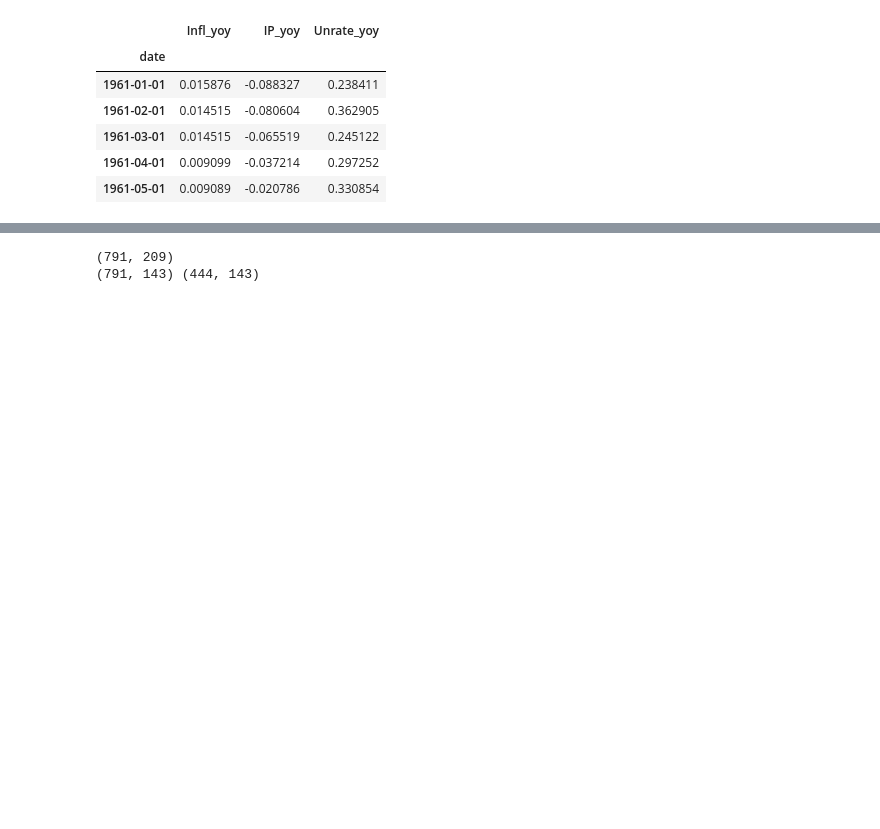
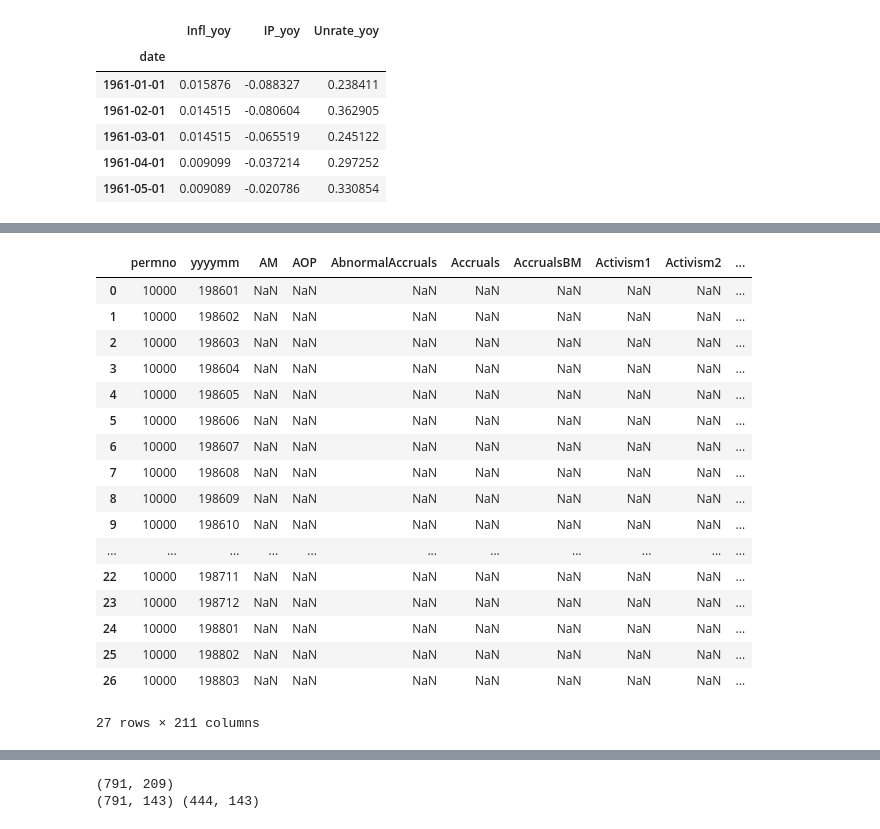
Before and after one commit to rproner1/MacroAtRisk, a Jupyter notebook: sandbox.ipynb, the cells around one changed output, grey strips where cells are left out. Drawn from its saved outputs; the diff is of its cells as text; code cells hidden in the pictures; blank space fills up the shorter version.

Commit message:
experimenting with oap predictors

```diff
--- a/sandbox.ipynb
+++ b/sandbox.ipynb
@@ -18,3 +18,6 @@ y.head()
 | 1961-03-01 | 0.014515 | -0.065519 | 0.245122 |
 | 1961-04-01 | 0.009099 | -0.037214 | 0.297252 |
 | 1961-05-01 | 0.009089 | -0.020786 | 0.330854 |
+# %%
+predictors = pd.read_csv(r"data\raw\signed_predictors_dl_wide_260518.csv")
+predictors.head()
@@ -20,0 +32,2 @@ y.head()
+# %%
+predictors = predictors[predictors['yyyymm'] >= 195912]
@@ -41,0 +78,3 @@ x.head()
+# %%
+size['yyyymm'] = size['yyyymm'].astype(int)
+predictors['yyyymm'] = predictors['yyyymm'].astype(int)
@@ -41,0 +134,21 @@ x.head()
+# %%
+predictors[predictors['permno'] == 10000]
+# %% [output]
+|  | permno | yyyymm | AM | AOP | AbnormalAccruals | Accruals | AccrualsBM | Activism1 | Activism2 | ... |
+| 0 | 10000 | 198601 | NaN | NaN | NaN | NaN | NaN | NaN | NaN | ... |
+| 1 | 10000 | 198602 | NaN | NaN | NaN | NaN | NaN | NaN | NaN | ... |
+| 2 | 10000 | 198603 | NaN | NaN | NaN | NaN | NaN | NaN | NaN | ... |
+| 3 | 10000 | 198604 | NaN | NaN | NaN | NaN | NaN | NaN | NaN | ... |
+| 4 | 10000 | 198605 | NaN | NaN | NaN | NaN | NaN | NaN | NaN | ... |
+| 5 | 10000 | 198606 | NaN | NaN | NaN | NaN | NaN | NaN | NaN | ... |
+| 6 | 10000 | 198607 | NaN | NaN | NaN | NaN | NaN | NaN | NaN | ... |
+| 7 | 10000 | 198608 | NaN | NaN | NaN | NaN | NaN | NaN | NaN | ... |
+| 8 | 10000 | 198609 | NaN | NaN | NaN | NaN | NaN | NaN | NaN | ... |
+| 9 | 10000 | 198610 | NaN | NaN | NaN | NaN | NaN | NaN | NaN | ... |
+| ... | ... | ... | ... | ... | ... | ... | ... | ... | ... | ... |
+| 22 | 10000 | 198711 | NaN | NaN | NaN | NaN | NaN | NaN | NaN | ... |
+| 23 | 10000 | 198712 | NaN | NaN | NaN | NaN | NaN | NaN | NaN | ... |
+| 24 | 10000 | 198801 | NaN | NaN | NaN | NaN | NaN | NaN | NaN | ... |
+| 25 | 10000 | 198802 | NaN | NaN | NaN | NaN | NaN | NaN | NaN | ... |
+| 26 | 10000 | 198803 | NaN | NaN | NaN | NaN | NaN | NaN | NaN | ... |
+27 rows × 211 columns
```
Also changed, not shown: parts of 13 cells of this notebook.
